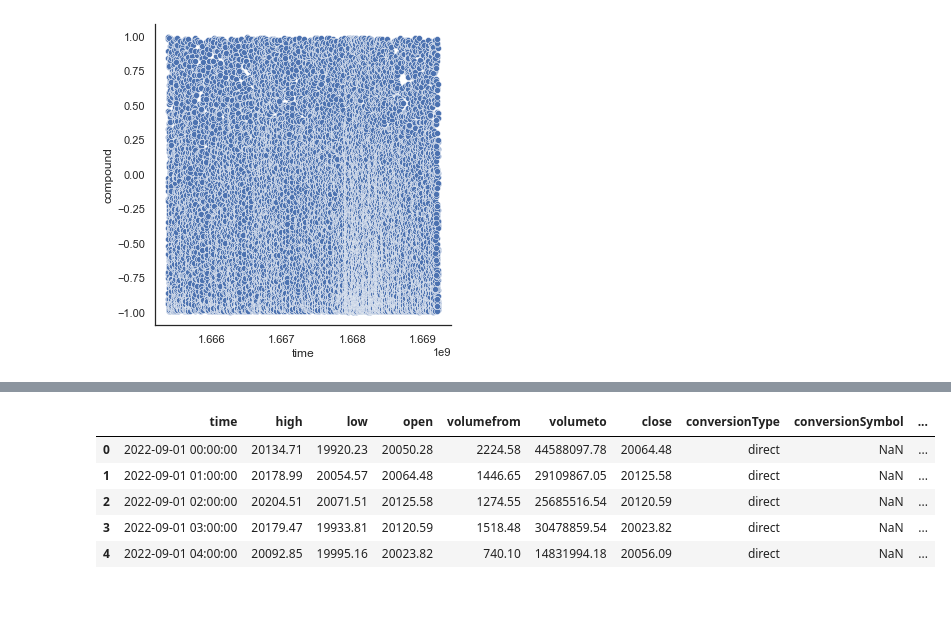
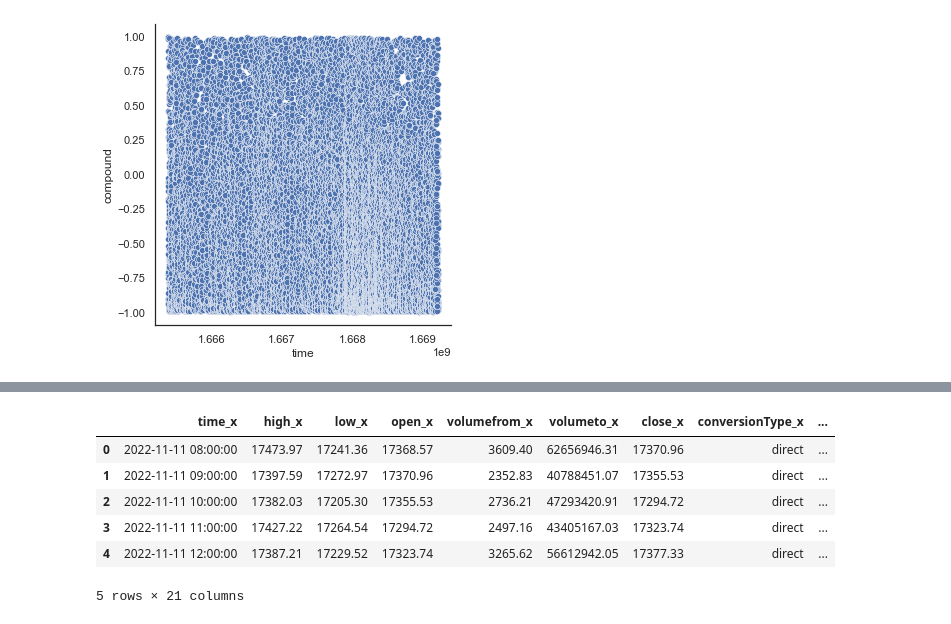
Before and after one commit to yikichen/DSCI510_Final, a Jupyter notebook: bonus_visualization.ipynb, the cells around one changed output, grey strips where cells are left out. Cells and saved outputs as stored; diff of their text form; code cells hidden in the pictures.

```diff
--- a/bonus_visualization.ipynb
+++ b/bonus_visualization.ipynb
@@ -97,34 +95,45 @@ df5 = pd.read_csv('SOL_price.csv',header=0)
 # %%
 import plotly.graph_objs as go
 # from plotly import chart_studio
 from plotly.offline import init_notebook_mode, iplot
 init_notebook_mode(connected=True)
 # import plotly.plotly as py
 import plotly
 import pandas as pd
-import datetime
+import datetime as dt
 import chart_studio.plotly as py
+start_date = dt.datetime(2022, 11, 11).timestamp()
+end_date = dt.datetime(2022, 11, 19).timestamp()
+df1 = pd.read_csv("BTC_price.csv")
+df2 = pd.read_csv("ETH_price.csv")
+df1 = df1[df1['timestamp'] >= start_date]
+df1 = df1[df1['timestamp'] <= end_date]
+df2 = df2[df2['timestamp'] >= start_date]
+df2 = df2[df2['timestamp'] <= end_date]
+df = df1.merge(df2, on='timestamp')
 
-df = pd.read_csv("BTC_price.csv")
-
+df.head()
 # df['time'] = df['date'].astype('str')
-df['open'] = df['open'].astype('double')
-df['close'] = df['close'].astype('double')
+# df['open_btc'] = df1['open'].astype('double')
+# df['close_btc'] = df['close'].astype('double')
+# df['open_eth'] = df2['open'].astype('double')
+# df['close_eth'] = df2['close'].astype('double')
 
 # date2 = []
 # for i in df['date']:
 #     new_date = datetime.datetime.strptime(i, "%d/%m/%Y").strftime("%Y-%m-%d")
 #     date2.append(new_date)
 
 # df['date'] = df['date'].str.replace('/', '-')
 # df['date'] = date2
 # df.fillna(0)
-df.head()
+# df.head()
 # %% [output]
-|  | time | high | low | open | volumefrom | volumeto | close | conversionType | conversionSymbol | ... |
-| 0 | 2022-09-01 00:00:00 | 20134.71 | 19920.23 | 20050.28 | 2224.58 | 44588097.78 | 20064.48 | direct | NaN | ... |
-| 1 | 2022-09-01 01:00:00 | 20178.99 | 20054.57 | 20064.48 | 1446.65 | 29109867.05 | 20125.58 | direct | NaN | ... |
-| 2 | 2022-09-01 02:00:00 | 20204.51 | 20071.51 | 20125.58 | 1274.55 | 25685516.54 | 20120.59 | direct | NaN | ... |
-| 3 | 2022-09-01 03:00:00 | 20179.47 | 19933.81 | 20120.59 | 1518.48 | 30478859.54 | 20023.82 | direct | NaN | ... |
-| 4 | 2022-09-01 04:00:00 | 20092.85 | 19995.16 | 20023.82 | 740.10 | 14831994.18 | 20056.09 | direct | NaN | ... |
+|  | time_x | high_x | low_x | open_x | volumefrom_x | volumeto_x | close_x | conversionType_x | ... |
+| 0 | 2022-11-11 08:00:00 | 17473.97 | 17241.36 | 17368.57 | 3609.40 | 62656946.31 | 17370.96 | direct | ... |
+| 1 | 2022-11-11 09:00:00 | 17397.59 | 17272.97 | 17370.96 | 2352.83 | 40788451.07 | 17355.53 | direct | ... |
+| 2 | 2022-11-11 10:00:00 | 17382.03 | 17205.30 | 17355.53 | 2736.21 | 47293420.91 | 17294.72 | direct | ... |
+| 3 | 2022-11-11 11:00:00 | 17427.22 | 17264.54 | 17294.72 | 2497.16 | 43405167.03 | 17323.74 | direct | ... |
+| 4 | 2022-11-11 12:00:00 | 17387.21 | 17229.52 | 17323.74 | 3265.62 | 56612942.05 | 17377.33 | direct | ... |
+5 rows × 21 columns
 # %%
```
Also changed, not shown: parts of 4 cells of this notebook, 56 other files.
